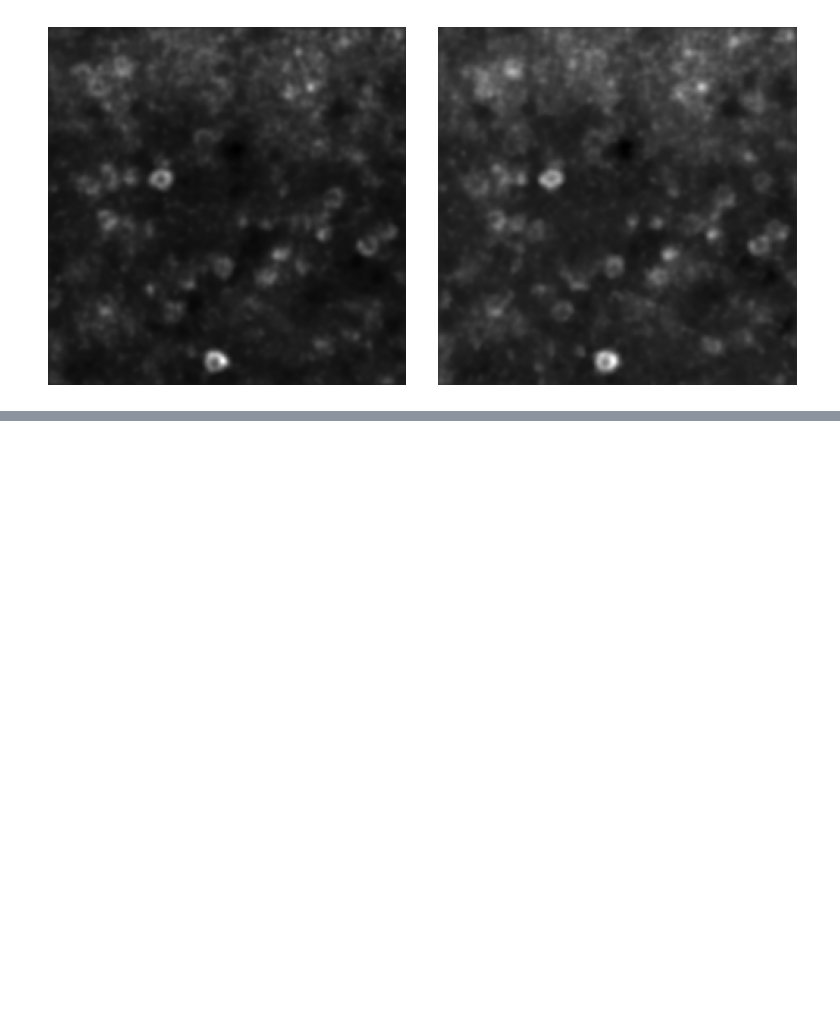
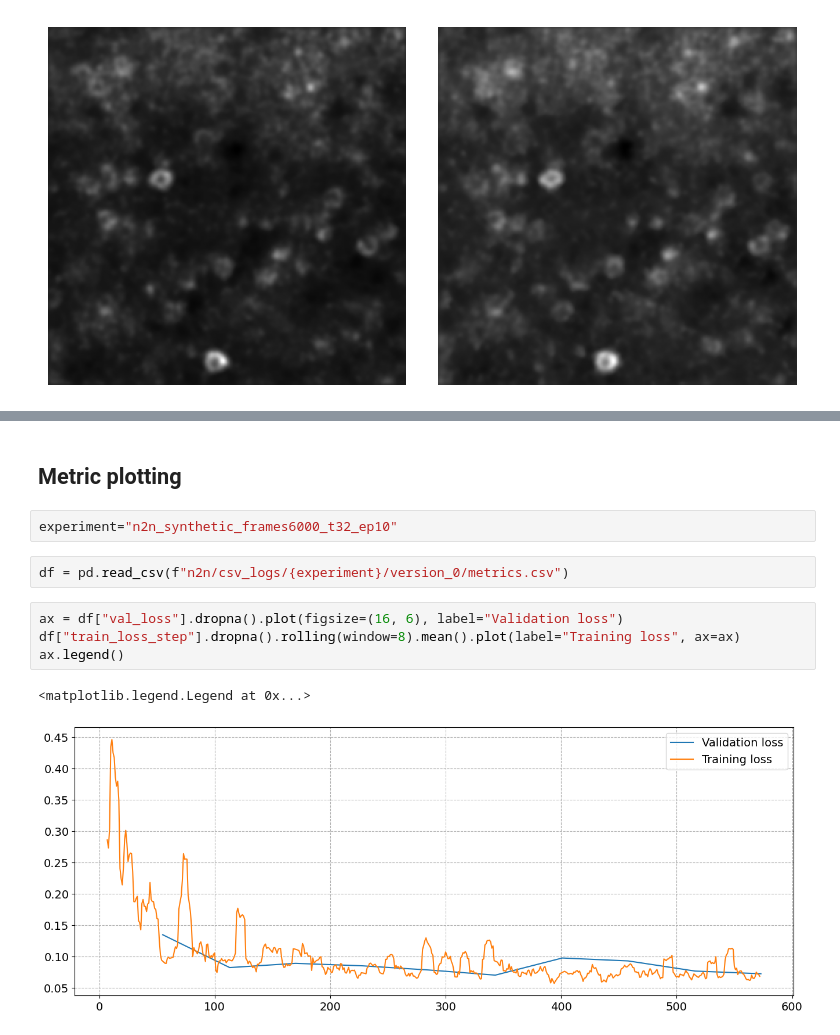
Before and after one commit to MrPio/freq2clean, a Jupyter notebook: 2-sota/2.6-Noise2Noise.ipynb, the cells around one changed output, grey strips where cells are left out. Cells and saved outputs as stored; diff of their text form; blank space fills up the shorter version.

Commit message:
Perform noise2noise training

```diff
--- a/2-sota/2.6-Noise2Noise.ipynb
+++ b/2-sota/2.6-Noise2Noise.ipynb
@@ -64,0 +62,13 @@ IMAGEIO FFMPEG_WRITER WARNING: input image is not divisible by macro_block_size=
+# %% [markdown]
+## Metric plotting
+# %%
+experiment="n2n_synthetic_frames6000_t32_ep10"
+# %%
+df = pd.read_csv(f"n2n/csv_logs/{experiment}/version_0/metrics.csv")
+# %%
+ax = df["val_loss"].dropna().plot(figsize=(16, 6), label="Validation loss")
+df["train_loss_step"].dropna().rolling(window=8).mean().plot(label="Training loss", ax=ax)
+ax.legend()
+# %% [output]
+<matplotlib.legend.Legend at 0x...>
+[figure, added]
```
Also changed, not shown: parts of 2 cells of this notebook, 3 other files.
